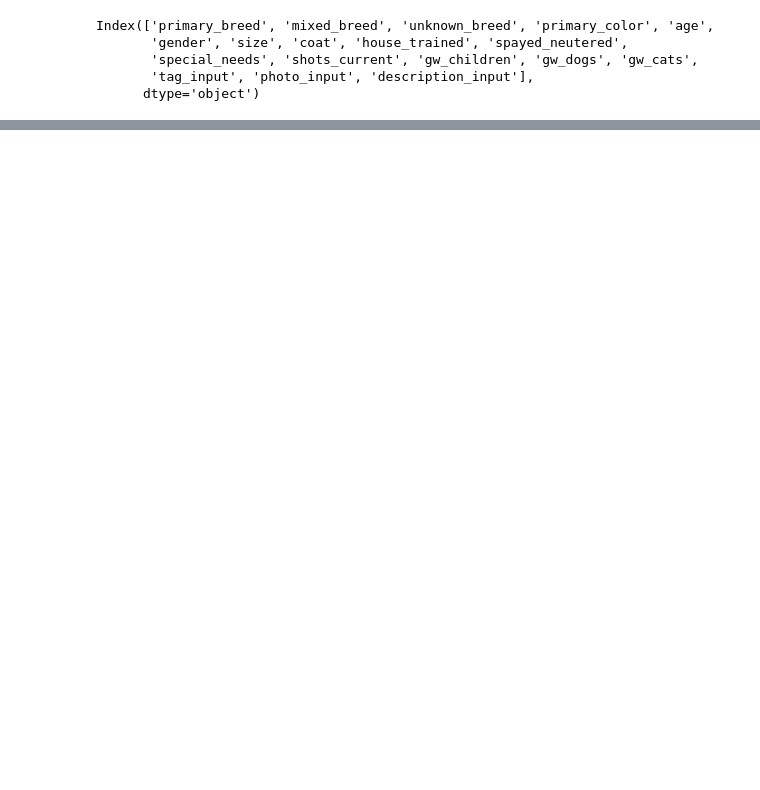
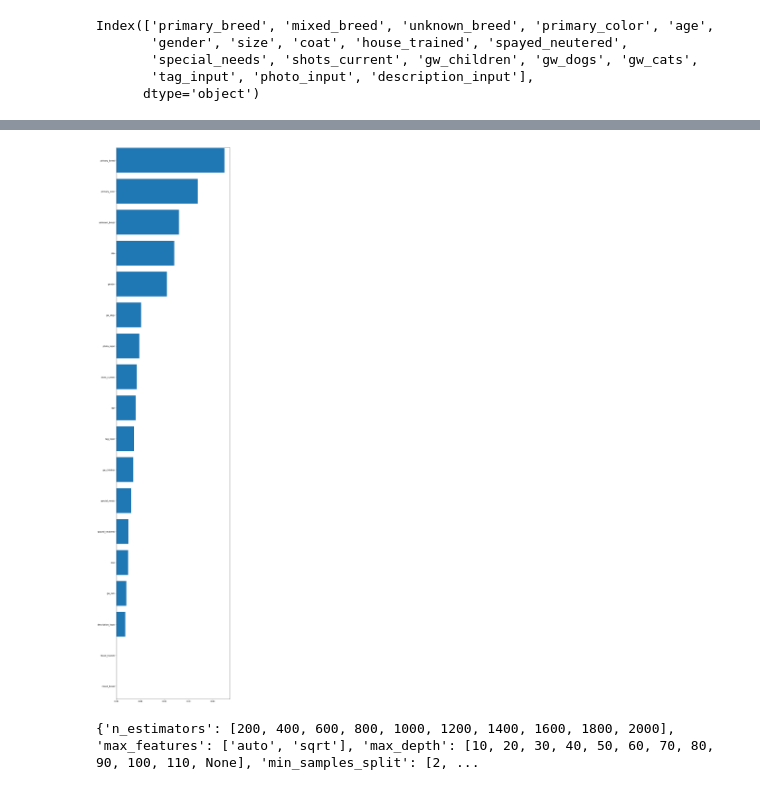
Before and after one commit to dakotajcollins/Adoption_ML, a Jupyter notebook: Model/Credit Risk Evaluator.ipynb, the cells around one changed output, grey strips where cells are left out. Saved outputs shown, nothing was run; the diff lists cells and outputs as text; code cells hidden in the pictures; blank space fills up the shorter version.

```diff
--- a/Model/Credit Risk Evaluator.ipynb
+++ b/Model/Credit Risk Evaluator.ipynb
@@ -53,3 +119,7 @@ Index(['mixed_breed', 'unknown_breed', 'house_trained', 'spayed_neutered',
+# %%
+X_dummies.replace([np.inf,-np.inf],np.nan,inplace=True)
+# %%
+X_dummies.reset_index(inplace=True)
 # %%
 X_train, X_test, y_train, y_test = train_test_split(X_dummies, y, random_state=1)
 # %%
@@ -58,9 +128,3 @@ from sklearn.preprocessing import StandardScaler
 scaler = StandardScaler().fit(X_train)
 X_train_scaled = scaler.transform(X_train)
 X_test_scaled = scaler.transform(X_test)
-# %%
-# Train the Logistic Regression model on the scaled data and print the model score
-classifier_scaled = LogisticRegression()
-classifier_scaled.fit(X_train_scaled, y_train)
-print(f"Training Data Score: {classifier_scaled.score(X_train_scaled, y_train)}")
-print(f"Testing Data Score: {classifier_scaled.score(X_test_scaled, y_test)}")
@@ -76,0 +135,5 @@ Please also refer to the documentation for alternative solver options:
+# %%
+from sklearn.preprocessing import MinMaxScaler
+scaler = MinMaxScaler().fit(X_train)
+X_train_scaled = scaler.transform(X_train)
+X_test_scaled = scaler.transform(X_test)
@@ -84,0 +200,40 @@ MemoryError: could not allocate 86245376 bytes
+# %%
+features = sorted(zip(X.columns, clf_scaled.feature_importances_), key = lambda x: x[1])
+cols = [f[0] for f in features]
+width = [f[1] for f in features]
+
+fig, ax = plt.subplots()
+
+fig.set_size_inches(10,50)
+plt.margins(y=0.001)
+
+ax.barh(y=cols, width=width)
+
+plt.show()
+# %% [output]
+[figure, added]
+# %%
+from sklearn.model_selection import RandomizedSearchCV
+# Number of trees in random forest
+n_estimators = [int(x) for x in np.linspace(start = 200, stop = 2000, num = 10)]
+# Number of features to consider at every split
+max_features = ['auto', 'sqrt']
+# Maximum number of levels in tree
+max_depth = [int(x) for x in np.linspace(10, 110, num = 11)]
+max_depth.append(None)
+# Minimum number of samples required to split a node
+min_samples_split = [2, 5, 10]
+# Minimum number of samples required at each leaf node
+min_samples_leaf = [1, 2, 4]
+# Method of selecting samples for training each tree
+bootstrap = [True, False]
+# Create the random grid
+random_grid = {'n_estimators': n_estimators,
+               'max_features': max_features,
+               'max_depth': max_depth,
+               'min_samples_split': min_samples_split,
+               'min_samples_leaf': min_samples_leaf,
+               'bootstrap': bootstrap}
+print(random_grid)
+# %% [output]
+{'n_estimators': [200, 400, 600, 800, 1000, 1200, 1400, 1600, 1800, 2000], 'max_features': ['auto', 'sqrt'], 'max_depth': [10, 20, 30, 40, 50, 60, 70, 80, 90, 100, 110, None], 'min_samples_split': [2, ...
```
Also changed, not shown: parts of 17 cells of this notebook.
